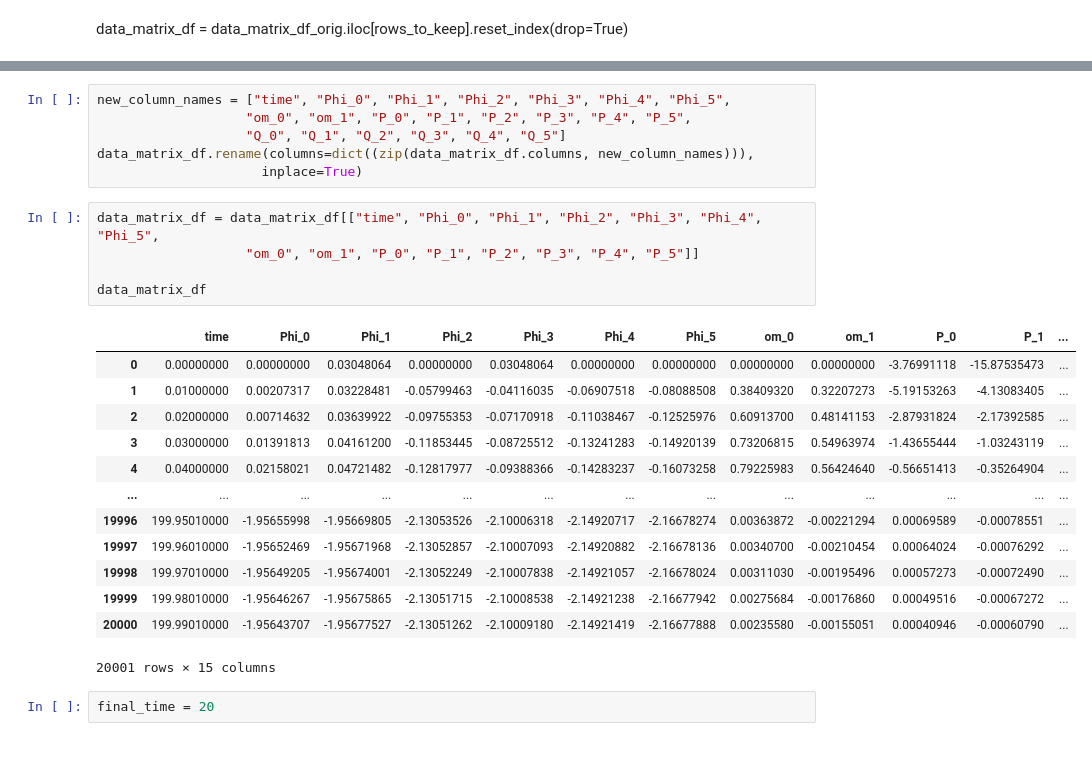
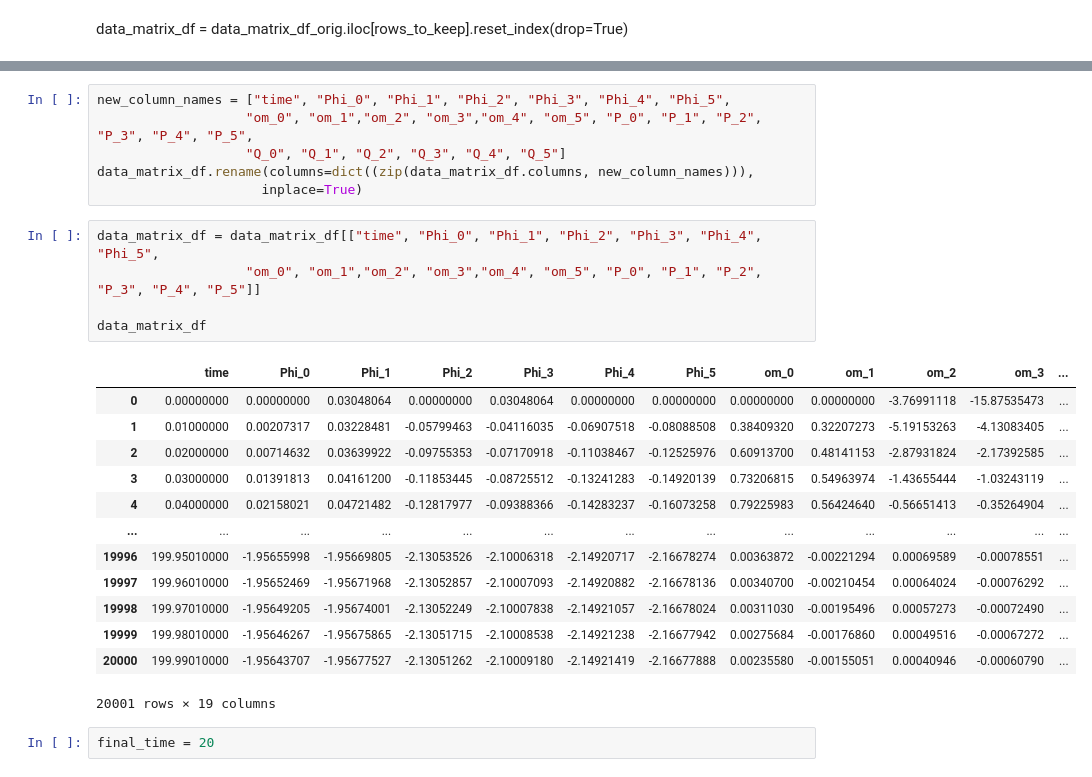
Before and after one commit to mjayadharan/DAE-FINDER_dev, a Jupyter notebook: power_grid_data_1-larger_perturb_high_degree-Copy1.ipynb, the cells around one changed output, grey strips where cells are left out. Cells and saved outputs as stored; diff of their text form.

```diff
--- a/power_grid_data_1-larger_perturb_high_degree-Copy1.ipynb
+++ b/power_grid_data_1-larger_perturb_high_degree-Copy1.ipynb
@@ -48,16 +68,16 @@ data_matrix_df = data_matrix_df_orig.iloc[rows_to_keep].reset_index(drop=True)
 # %%
 new_column_names = ["time", "Phi_0", "Phi_1", "Phi_2", "Phi_3", "Phi_4", "Phi_5",
-                   "om_0", "om_1", "P_0", "P_1", "P_2", "P_3", "P_4", "P_5",
+                   "om_0", "om_1","om_2", "om_3","om_4", "om_5", "P_0", "P_1", "P_2", "P_3", "P_4", "P_5",
                    "Q_0", "Q_1", "Q_2", "Q_3", "Q_4", "Q_5"]
 data_matrix_df.rename(columns=dict((zip(data_matrix_df.columns, new_column_names))),
                      inplace=True)
 # %%
 data_matrix_df = data_matrix_df[["time", "Phi_0", "Phi_1", "Phi_2", "Phi_3", "Phi_4", "Phi_5",
-                   "om_0", "om_1", "P_0", "P_1", "P_2", "P_3", "P_4", "P_5"]]
+                   "om_0", "om_1","om_2", "om_3","om_4", "om_5", "P_0", "P_1", "P_2", "P_3", "P_4", "P_5"]]
 
 data_matrix_df
 # %% [output]
-|  | time | Phi_0 | Phi_1 | Phi_2 | Phi_3 | Phi_4 | Phi_5 | om_0 | om_1 | P_0 | P_1 | ... |
+|  | time | Phi_0 | Phi_1 | Phi_2 | Phi_3 | Phi_4 | Phi_5 | om_0 | om_1 | om_2 | om_3 | ... |
 | 0 | 0.00000000 | 0.00000000 | 0.03048064 | 0.00000000 | 0.03048064 | 0.00000000 | 0.00000000 | 0.00000000 | 0.00000000 | -3.76991118 | -15.87535473 | ... |
 | 1 | 0.01000000 | 0.00207317 | 0.03228481 | -0.05799463 | -0.04116035 | -0.06907518 | -0.08088508 | 0.38409320 | 0.32207273 | -5.19153263 | -4.13083405 | ... |
 | 2 | 0.02000000 | 0.00714632 | 0.03639922 | -0.09755353 | -0.07170918 | -0.11038467 | -0.12525976 | 0.60913700 | 0.48141153 | -2.87931824 | -2.17392585 | ... |
@@ -69,7 +89,7 @@ data_matrix_df
 | 19998 | 199.97010000 | -1.95649205 | -1.95674001 | -2.13052249 | -2.10007838 | -2.14921057 | -2.16678024 | 0.00311030 | -0.00195496 | 0.00057273 | -0.00072490 | ... |
 | 19999 | 199.98010000 | -1.95646267 | -1.95675865 | -2.13051715 | -2.10008538 | -2.14921238 | -2.16677942 | 0.00275684 | -0.00176860 | 0.00049516 | -0.00067272 | ... |
 | 20000 | 199.99010000 | -1.95643707 | -1.95677527 | -2.13051262 | -2.10009180 | -2.14921419 | -2.16677888 | 0.00235580 | -0.00155051 | 0.00040946 | -0.00060790 | ... |
-20001 rows × 15 columns
+20001 rows × 19 columns
 # %%
 final_time = 20
 # %%
```
Also changed, not shown: parts of 44 cells of this notebook, 2 other files.
